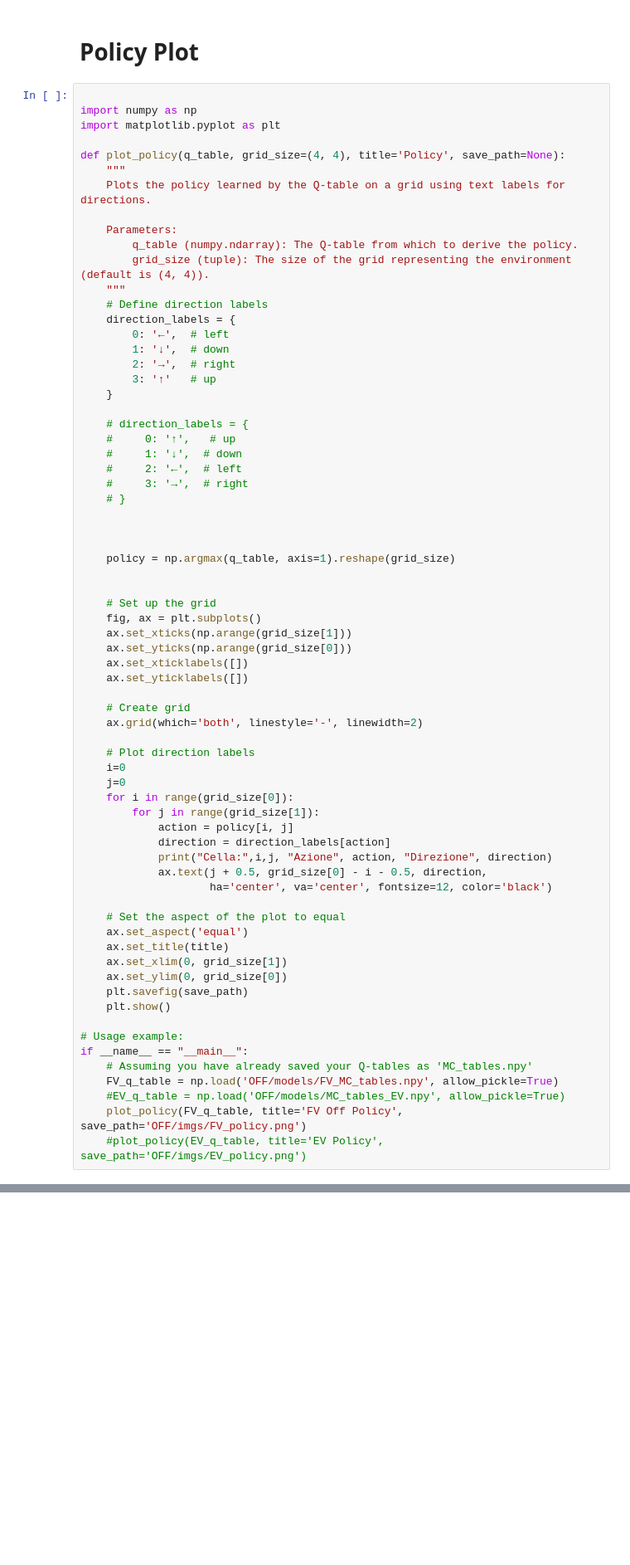
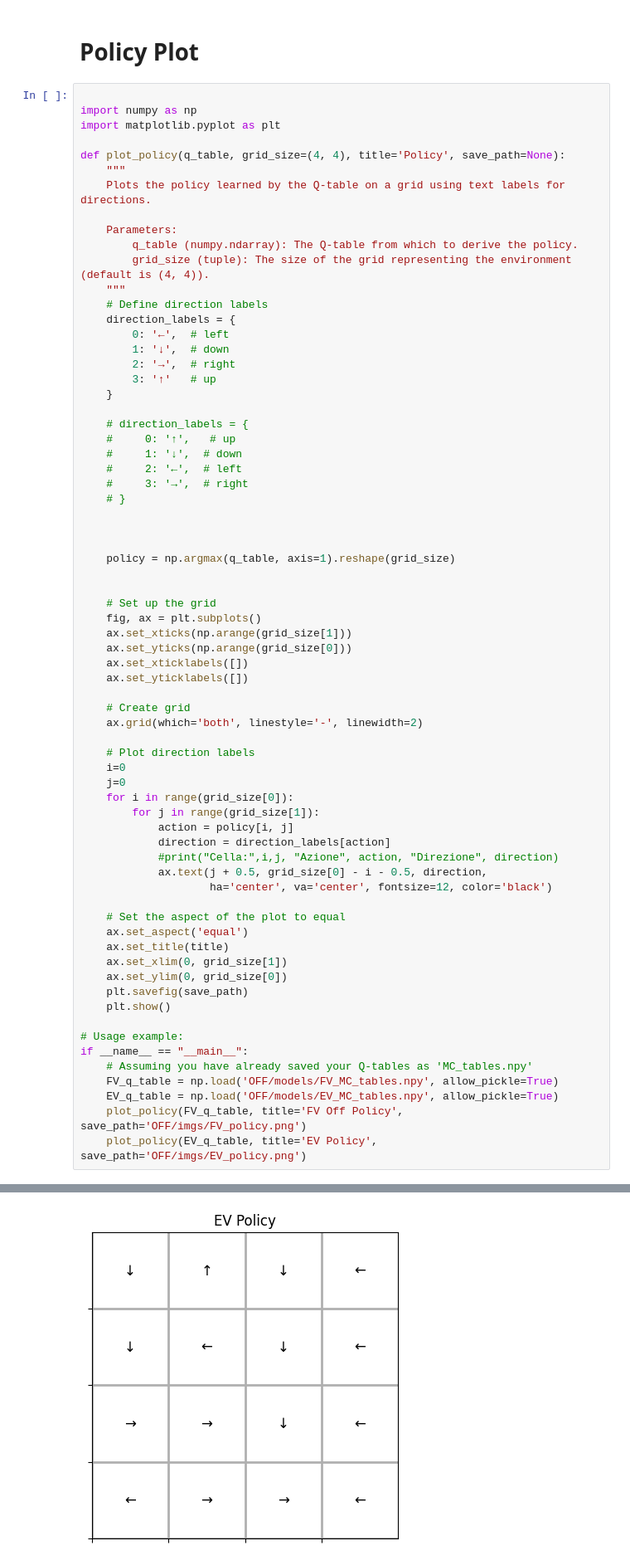
Before and after one commit to caterinabruchi9/SEAI_Project, a Jupyter notebook: Buoni/Tabular/OFF_MC.ipynb, the cells around one changed output, grey strips where cells are left out. Shown at 83% size. Drawn from its saved outputs; the diff is of its cells as text; blank space fills up the shorter version.

```diff
--- a/Buoni/Tabular/OFF_MC.ipynb
+++ b/Buoni/Tabular/OFF_MC.ipynb
@@ -271,7 +329,7 @@ def plot_policy(q_table, grid_size=(4, 4), title='Policy', save_path=None):
         for j in range(grid_size[1]):
             action = policy[i, j]
             direction = direction_labels[action]
-            print("Cella:",i,j, "Azione", action, "Direzione", direction)
+            #print("Cella:",i,j, "Azione", action, "Direzione", direction)
             ax.text(j + 0.5, grid_size[0] - i - 0.5, direction,
                     ha='center', va='center', fontsize=12, color='black')
 
@@ -287,7 +345,7 @@ def plot_policy(q_table, grid_size=(4, 4), title='Policy', save_path=None):
 if __name__ == "__main__":
     # Assuming you have already saved your Q-tables as 'MC_tables.npy'
     FV_q_table = np.load('OFF/models/FV_MC_tables.npy', allow_pickle=True)
-    #EV_q_table = np.load('OFF/models/MC_tables_EV.npy', allow_pickle=True)
+    EV_q_table = np.load('OFF/models/EV_MC_tables.npy', allow_pickle=True)
     plot_policy(FV_q_table, title='FV Off Policy', save_path='OFF/imgs/FV_policy.png')
-    #plot_policy(EV_q_table, title='EV Policy', save_path='OFF/imgs/EV_policy.png')
+    plot_policy(EV_q_table, title='EV Policy', save_path='OFF/imgs/EV_policy.png')
 # %% [output]
@@ -310 +352,2 @@ Cella: 3 3 Azione 0 Direzione ←
 [figure]
+[figure, added]
```
Also changed, not shown: parts of 3 cells of this notebook, 7 other files.
